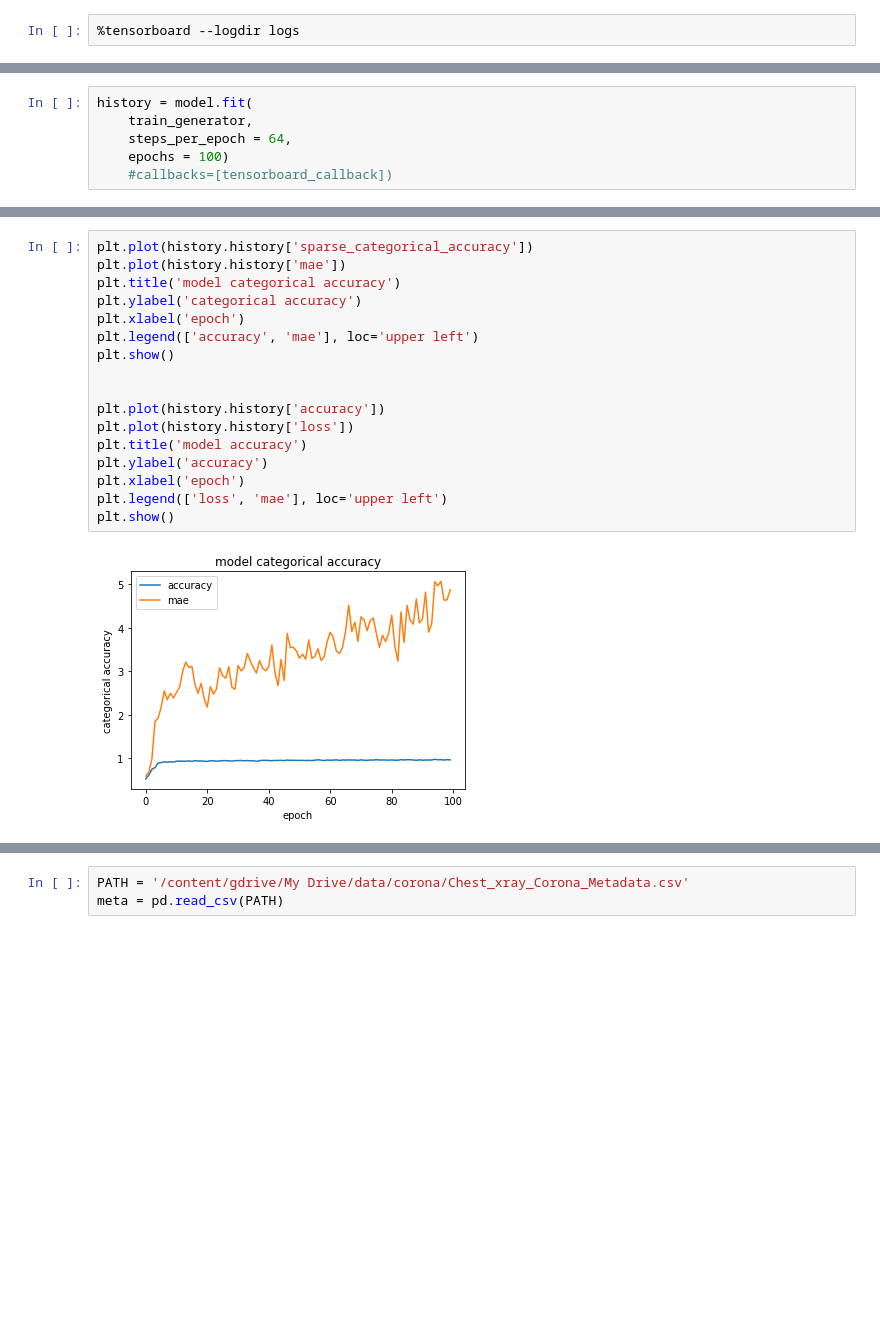
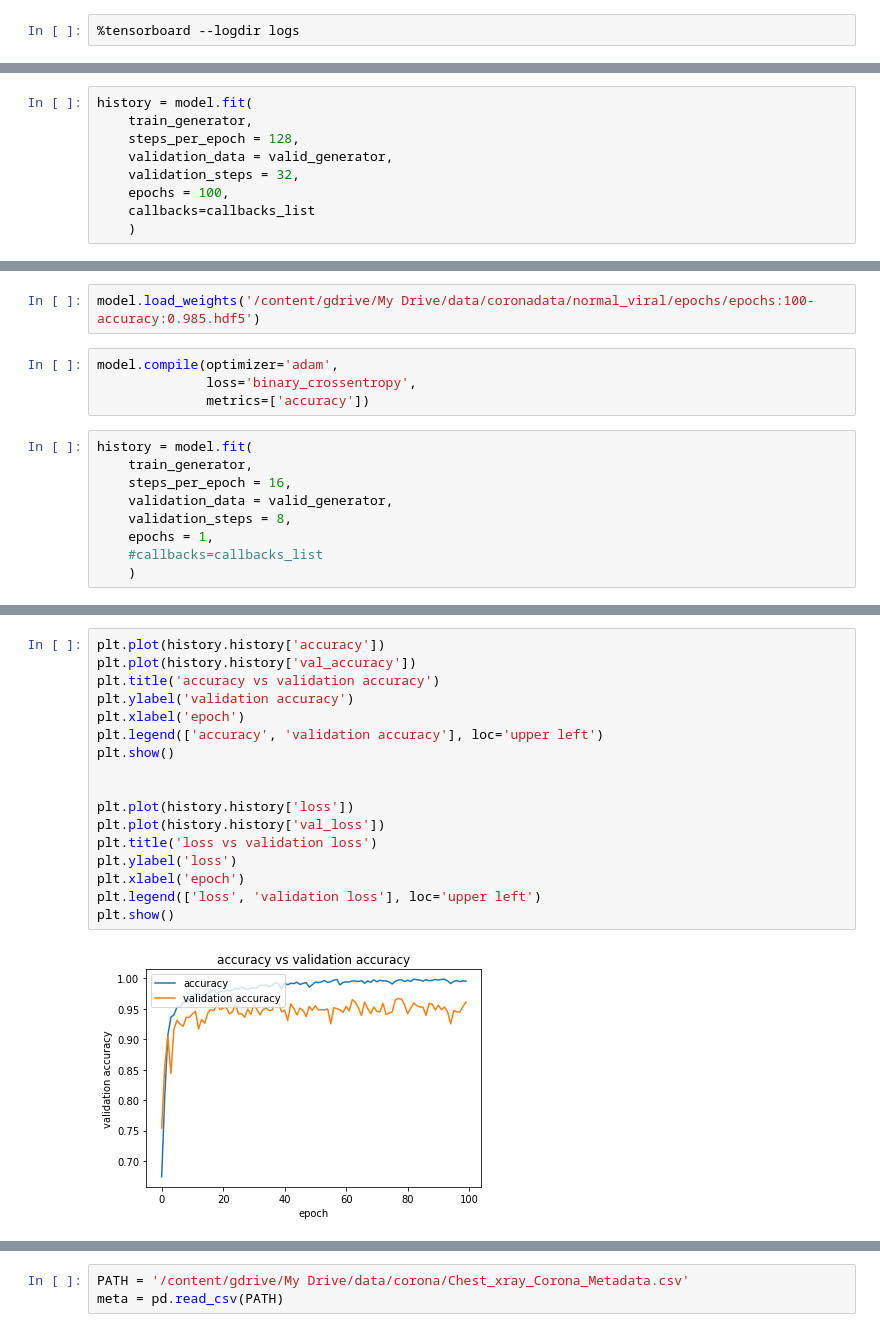
Before and after one commit to brianfarrelly/final_capstone, a Jupyter notebook: viral_pneumonia_xrays.ipynb, the cells around one changed output, grey strips where cells are left out. Drawn from its saved outputs; the diff is of its cells as text; blank space fills up the shorter version.

```diff
--- a/viral_pneumonia_xrays.ipynb
+++ b/viral_pneumonia_xrays.ipynb
@@ -251,8 +337,11 @@ tensorboard_callback = tf.keras.callbacks.TensorBoard(logdir, histogram_freq=1)
 # %%
 history = model.fit(
     train_generator,
-    steps_per_epoch = 64,
-    epochs = 100)
-    #callbacks=[tensorboard_callback])
+    steps_per_epoch = 128,
+    validation_data = valid_generator,
+    validation_steps = 32,
+    epochs = 100,
+    callbacks=callbacks_list
+    )
 # %% [output]
 Epoch 1/100
@@ -274,0 +388,15 @@ Epoch 100/100
+# %%
+model.load_weights('/content/gdrive/My Drive/data/coronadata/normal_viral/epochs/epochs:100-accuracy:0.985.hdf5')
+# %%
+model.compile(optimizer='adam',
+              loss='binary_crossentropy',
+              metrics=['accuracy'])
+# %%
+history = model.fit(
+    train_generator,
+    steps_per_epoch = 16,
+    validation_data = valid_generator,
+    validation_steps = 8,
+    epochs = 1,
+    #callbacks=callbacks_list
+    )
@@ -275,19 +433,19 @@ Epoch 100/100
 # %%
-plt.plot(history.history['sparse_categorical_accuracy'])
-plt.plot(history.history['mae'])
-plt.title('model categorical accuracy')
-plt.ylabel('categorical accuracy')
+plt.plot(history.history['accuracy'])
+plt.plot(history.history['val_accuracy'])
+plt.title('accuracy vs validation accuracy')
+plt.ylabel('validation accuracy')
 plt.xlabel('epoch')
-plt.legend(['accuracy', 'mae'], loc='upper left')
+plt.legend(['accuracy', 'validation accuracy'], loc='upper left')
 plt.show()
 
 
-plt.plot(history.history['accuracy'])
 plt.plot(history.history['loss'])
-plt.title('model accuracy')
-plt.ylabel('accuracy')
+plt.plot(history.history['val_loss'])
+plt.title('loss vs validation loss')
+plt.ylabel('loss')
 plt.xlabel('epoch')
-plt.legend(['loss', 'mae'], loc='upper left')
+plt.legend(['loss', 'validation loss'], loc='upper left')
 plt.show()
 # %% [output]
-[figure, old version]
+[figure, new version]
```
Also changed, not shown: parts of 39 cells of this notebook.
